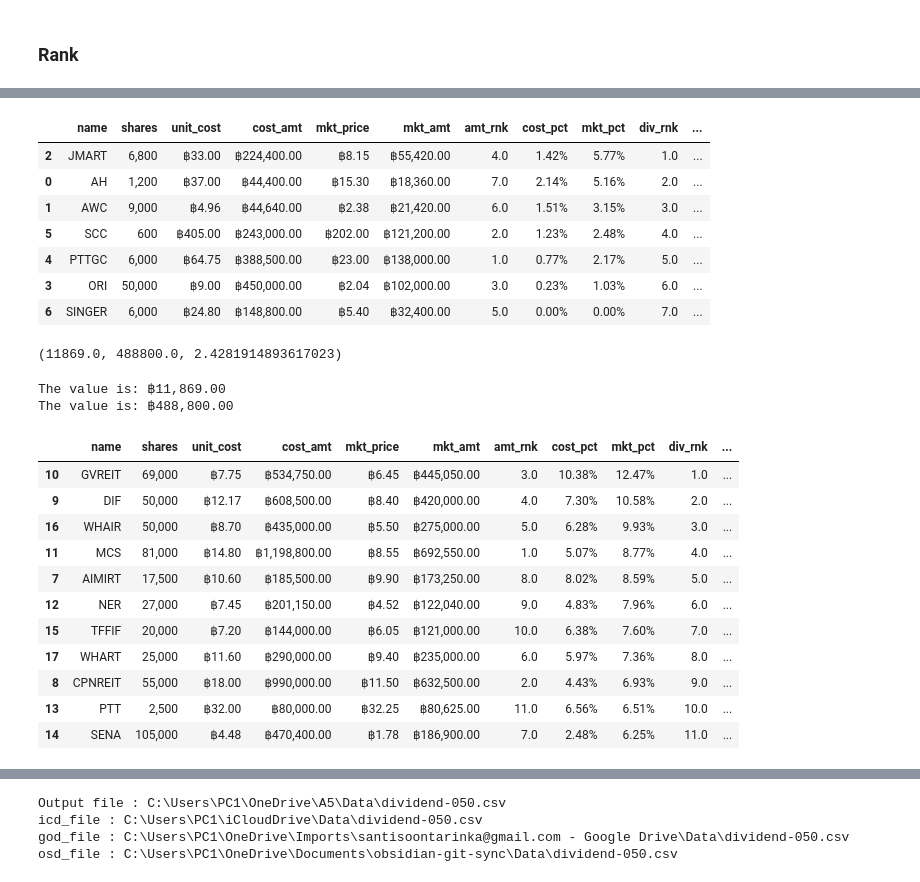
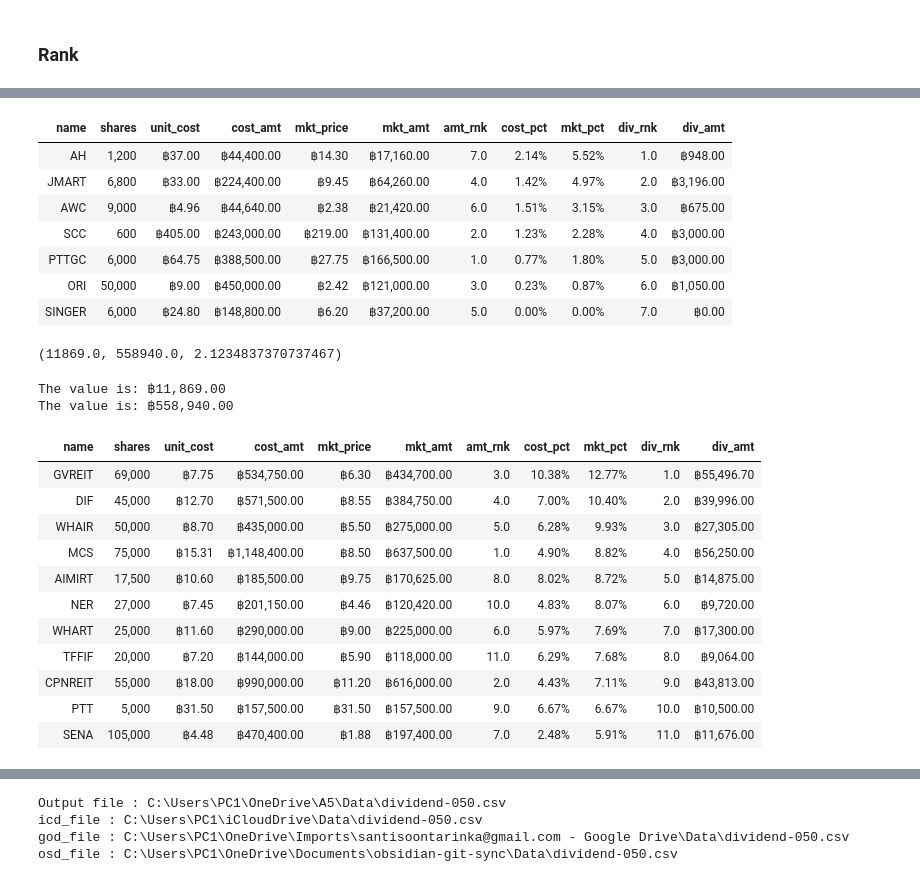
Before and after one commit to santimcs/A5, a Jupyter notebook: Ad hoc/050 - Market Amount by Period.ipynb, the cells around one changed output, grey strips where cells are left out. Drawn from its saved outputs; the diff is of its cells as text; code cells hidden in the pictures.

```diff
--- a/Ad hoc/050 - Market Amount by Period.ipynb
+++ b/Ad hoc/050 - Market Amount by Period.ipynb
@@ -31,5 +31,5 @@ datetime.date(2025, 8, 17)
 # %%
-num_business_days = BDay(2)
+num_business_days = BDay(1)
 yesterday = today - num_business_days
 yesterday = yesterday.date()
 today, yesterday
@@ -238,16 +238,16 @@ df1['div_rnk'] = df1.mkt_pct.rank(ascending=False)
 df1['amt_rnk'] = df1.mkt_amt.rank(ascending=False)
 df1_out = df1[colt].sort_values('div_rnk')
 df1_tab = pn.widgets.Tabulator(df1_out, layout='fit_data', width=950)
-df1_tab.style.format(format_dict)
+df1_tab.style.format(format_dict).hide(axis="index")
 # %% [output]
-|  | name | shares | unit_cost | cost_amt | mkt_price | mkt_amt | amt_rnk | cost_pct | mkt_pct | div_rnk | ... |
-| 2 | JMART | 6,800 | ฿33.00 | ฿224,400.00 | ฿8.15 | ฿55,420.00 | 4.0 | 1.42% | 5.77% | 1.0 | ... |
-| 0 | AH | 1,200 | ฿37.00 | ฿44,400.00 | ฿15.30 | ฿18,360.00 | 7.0 | 2.14% | 5.16% | 2.0 | ... |
-| 1 | AWC | 9,000 | ฿4.96 | ฿44,640.00 | ฿2.38 | ฿21,420.00 | 6.0 | 1.51% | 3.15% | 3.0 | ... |
-| 5 | SCC | 600 | ฿405.00 | ฿243,000.00 | ฿202.00 | ฿121,200.00 | 2.0 | 1.23% | 2.48% | 4.0 | ... |
-| 4 | PTTGC | 6,000 | ฿64.75 | ฿388,500.00 | ฿23.00 | ฿138,000.00 | 1.0 | 0.77% | 2.17% | 5.0 | ... |
-| 3 | ORI | 50,000 | ฿9.00 | ฿450,000.00 | ฿2.04 | ฿102,000.00 | 3.0 | 0.23% | 1.03% | 6.0 | ... |
-| 6 | SINGER | 6,000 | ฿24.80 | ฿148,800.00 | ฿5.40 | ฿32,400.00 | 5.0 | 0.00% | 0.00% | 7.0 | ... |
+| name | shares | unit_cost | cost_amt | mkt_price | mkt_amt | amt_rnk | cost_pct | mkt_pct | div_rnk | div_amt |
+| AH | 1,200 | ฿37.00 | ฿44,400.00 | ฿14.30 | ฿17,160.00 | 7.0 | 2.14% | 5.52% | 1.0 | ฿948.00 |
+| JMART | 6,800 | ฿33.00 | ฿224,400.00 | ฿9.45 | ฿64,260.00 | 4.0 | 1.42% | 4.97% | 2.0 | ฿3,196.00 |
+| AWC | 9,000 | ฿4.96 | ฿44,640.00 | ฿2.38 | ฿21,420.00 | 6.0 | 1.51% | 3.15% | 3.0 | ฿675.00 |
+| SCC | 600 | ฿405.00 | ฿243,000.00 | ฿219.00 | ฿131,400.00 | 2.0 | 1.23% | 2.28% | 4.0 | ฿3,000.00 |
+| PTTGC | 6,000 | ฿64.75 | ฿388,500.00 | ฿27.75 | ฿166,500.00 | 1.0 | 0.77% | 1.80% | 5.0 | ฿3,000.00 |
+| ORI | 50,000 | ฿9.00 | ฿450,000.00 | ฿2.42 | ฿121,000.00 | 3.0 | 0.23% | 0.87% | 6.0 | ฿1,050.00 |
+| SINGER | 6,000 | ฿24.80 | ฿148,800.00 | ฿6.20 | ฿37,200.00 | 5.0 | 0.00% | 0.00% | 7.0 | ฿0.00 |
 # %%
 dividend = df1_out['div_amt'].sum()
 market_amt = df1_out['mkt_amt'].sum()
@@ -255,7 +255,7 @@ percent = (dividend / market_amt) * 100
 # %%
 dividend, market_amt, percent
 # %% [output]
-(11869.0, 488800.0, 2.4281914893617023)
+(11869.0, 558940.0, 2.1234837370737467)
 # %%
 array = pd.Series([dividend, market_amt])
 array = array.map('฿{:,.2f}'.format)
@@ -263,24 +263,24 @@ for value in array:
     print(f"The value is: {value}")
 # %% [output]
 The value is: ฿11,869.00
-The value is: ฿488,800.00
+The value is: ฿558,940.00
 # %%
 df2 = df[df['period'] == '2'].copy()
 df2['div_rnk'] = df2.mkt_pct.rank(ascending=False)
 df2['amt_rnk'] = df2.mkt_amt.rank(ascending=False)
 df2_out = df2[colt].sort_values('div_rnk')
 df2_tab = pn.widgets.Tabulator(df2_out, layout='fit_data', width=950)
-df2_tab.style.format(format_dict)
+df2_tab.style.format(format_dict).hide(axis="index")
 # %% [output]
-|  | name | shares | unit_cost | cost_amt | mkt_price | mkt_amt | amt_rnk | cost_pct | mkt_pct | div_rnk | ... |
-| 10 | GVREIT | 69,000 | ฿7.75 | ฿534,750.00 | ฿6.45 | ฿445,050.00 | 3.0 | 10.38% | 12.47% | 1.0 | ... |
-| 9 | DIF | 50,000 | ฿12.17 | ฿608,500.00 | ฿8.40 | ฿420,000.00 | 4.0 | 7.30% | 10.58% | 2.0 | ... |
-| 16 | WHAIR | 50,000 | ฿8.70 | ฿435,000.00 | ฿5.50 | ฿275,000.00 | 5.0 | 6.28% | 9.93% | 3.0 | ... |
-| 11 | MCS | 81,000 | ฿14.80 | ฿1,198,800.00 | ฿8.55 | ฿692,550.00 | 1.0 | 5.07% | 8.77% | 4.0 | ... |
-| 7 | AIMIRT | 17,500 | ฿10.60 | ฿185,500.00 | ฿9.90 | ฿173,250.00 | 8.0 | 8.02% | 8.59% | 5.0 | ... |
-| 12 | NER | 27,000 | ฿7.45 | ฿201,150.00 | ฿4.52 | ฿122,040.00 | 9.0 | 4.83% | 7.96% | 6.0 | ... |
-| 15 | TFFIF | 20,000 | ฿7.20 | ฿144,000.00 | ฿6.05 | ฿121,000.00 | 10.0 | 6.38% | 7.60% | 7.0 | ... |
-| 17 | WHART | 25,000 | ฿11.60 | ฿290,000.00 | ฿9.40 | ฿235,000.00 | 6.0 | 5.97% | 7.36% | 8.0 | ... |
-| 8 | CPNREIT | 55,000 | ฿18.00 | ฿990,000.00 | ฿11.50 | ฿632,500.00 | 2.0 | 4.43% | 6.93% | 9.0 | ... |
-| 13 | PTT | 2,500 | ฿32.00 | ฿80,000.00 | ฿32.25 | ฿80,625.00 | 11.0 | 6.56% | 6.51% | 10.0 | ... |
-| 14 | SENA | 105,000 | ฿4.48 | ฿470,400.00 | ฿1.78 | ฿186,900.00 | 7.0 | 2.48% | 6.25% | 11.0 | ... |
+| name | shares | unit_cost | cost_amt | mkt_price | mkt_amt | amt_rnk | cost_pct | mkt_pct | div_rnk | div_amt |
+| GVREIT | 69,000 | ฿7.75 | ฿534,750.00 | ฿6.30 | ฿434,700.00 | 3.0 | 10.38% | 12.77% | 1.0 | ฿55,496.70 |
+| DIF | 45,000 | ฿12.70 | ฿571,500.00 | ฿8.55 | ฿384,750.00 | 4.0 | 7.00% | 10.40% | 2.0 | ฿39,996.00 |
+| WHAIR | 50,000 | ฿8.70 | ฿435,000.00 | ฿5.50 | ฿275,000.00 | 5.0 | 6.28% | 9.93% | 3.0 | ฿27,305.00 |
+| MCS | 75,000 | ฿15.31 | ฿1,148,400.00 | ฿8.50 | ฿637,500.00 | 1.0 | 4.90% | 8.82% | 4.0 | ฿56,250.00 |
+| AIMIRT | 17,500 | ฿10.60 | ฿185,500.00 | ฿9.75 | ฿170,625.00 | 8.0 | 8.02% | 8.72% | 5.0 | ฿14,875.00 |
+| NER | 27,000 | ฿7.45 | ฿201,150.00 | ฿4.46 | ฿120,420.00 | 10.0 | 4.83% | 8.07% | 6.0 | ฿9,720.00 |
+| WHART | 25,000 | ฿11.60 | ฿290,000.00 | ฿9.00 | ฿225,000.00 | 6.0 | 5.97% | 7.69% | 7.0 | ฿17,300.00 |
+| TFFIF | 20,000 | ฿7.20 | ฿144,000.00 | ฿5.90 | ฿118,000.00 | 11.0 | 6.29% | 7.68% | 8.0 | ฿9,064.00 |
+| CPNREIT | 55,000 | ฿18.00 | ฿990,000.00 | ฿11.20 | ฿616,000.00 | 2.0 | 4.43% | 7.11% | 9.0 | ฿43,813.00 |
+| PTT | 5,000 | ฿31.50 | ฿157,500.00 | ฿31.50 | ฿157,500.00 | 9.0 | 6.67% | 6.67% | 10.0 | ฿10,500.00 |
+| SENA | 105,000 | ฿4.48 | ฿470,400.00 | ฿1.88 | ฿197,400.00 | 7.0 | 2.48% | 5.91% | 11.0 | ฿11,676.00 |
```
Also changed, not shown: parts of 24 cells of this notebook, 22 other files.
